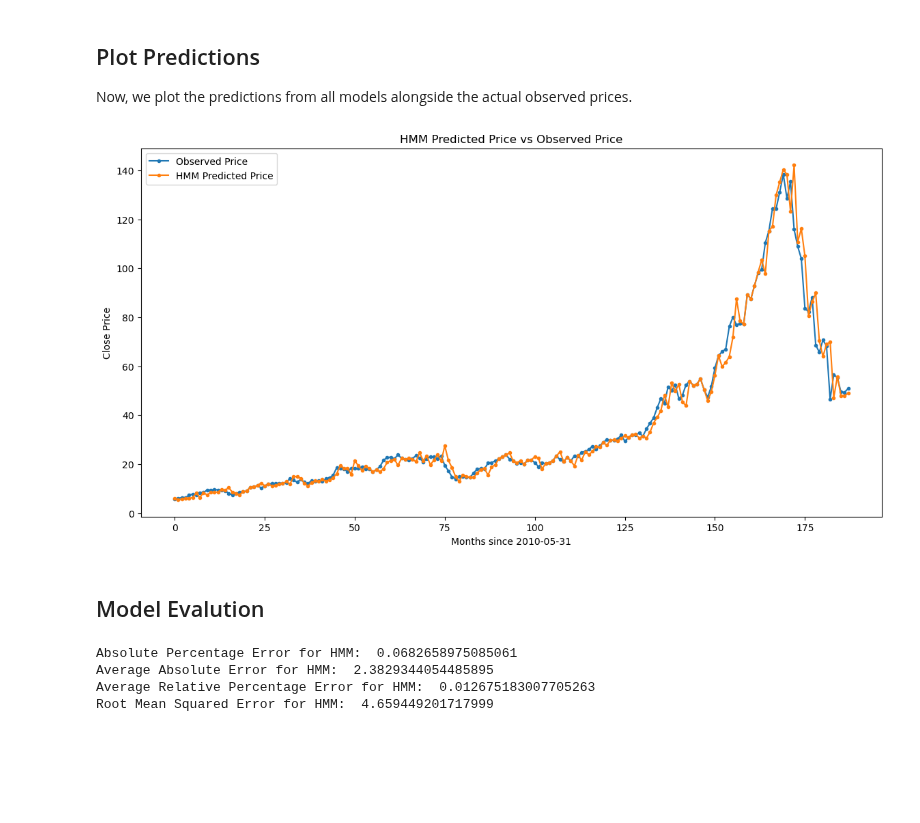
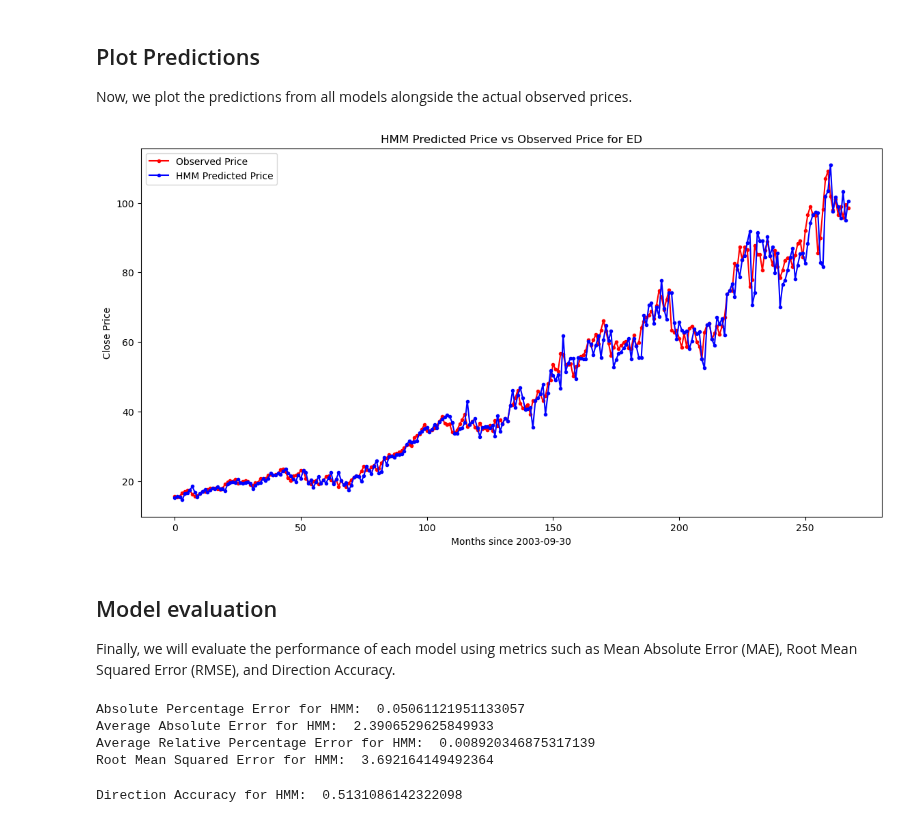
Before and after one commit to anderswol/AppStat2, a Jupyter notebook: Sagar/Stock_Price_Prediction_Models_Comparison.ipynb, the cells around one changed output. Cells and saved outputs as stored; diff of their text form; code cells hidden in the pictures; blank space fills up the shorter version.

```diff
--- a/Sagar/Stock_Price_Prediction_Models_Comparison.ipynb
+++ b/Sagar/Stock_Price_Prediction_Models_Comparison.ipynb
@@ -72,5 +21,7 @@ from modelFuncs import dataExtracterMonths
 # %%
 # Print the monthly data
-obs = dataExtracterMonths('NVO', '2002-01-01', '2026-01-01')
+# obs = dataExtracterMonths('NVO', '2002-01-01', '2026-01-01')
+ticker = 'ED'
+obs = dataExtracterMonths(ticker, '1987-01-01', '2026-01-01')
 # %% [output]
 [*********************100%***********************]  1 of 1 completed
@@ -80,7 +31,7 @@ The dataset has observations across 288 months
 
 We will implement the HMM to predict future stock prices.
 # %%
-cutoff = 100
+cutoff = 200
 data = obs[:cutoff]
 dates = obs['Date'][cutoff:]
 data = data[data.columns[1:5]]
@@ -190,3 +42,5 @@ HMM Prices:
+# %%
+hmm_price, close = HMMPricePredictor(data, obs, window_size=200, Ncomp=5)
 # %% [markdown]
 ## Plot Predictions
 
@@ -194,14 +48,12 @@ Now, we plot the predictions from all models alongside the actual observed price
 # %%
 fig, ax = plt.subplots(figsize=(14, 7))
 
 # Plot actual prices for the corresponding period
-ax.plot(close, marker='.', label='Observed Price')
-ax.plot(hmm_price, marker='.', label='HMM Predicted Price')
+ax.plot(close, marker='.', label='Observed Price', color='red')
+ax.plot(hmm_price, marker='.', label='HMM Predicted Price', color='blue')
 ax.set_ylabel("Close Price")
 ax.set_xlabel(f"Months since {dates[cutoff]}")
 ax.legend();
-ax.set_title("HMM Predicted Price vs Observed Price");
+ax.set_title(f"HMM Predicted Price vs Observed Price for {ticker}");
 # %% [output]
-[figure, old version]
+[figure, new version]
-# %% [markdown]
-## Model Evalution
@@ -210,3 +60,7 @@ from evaluationFuncs import ape, aae, arpe, rmse
+# %% [markdown]
+## Model evaluation
+
+Finally, we will evaluate the performance of each model using metrics such as Mean Absolute Error (MAE), Root Mean Squared Error (RMSE), and Direction Accuracy.
 # %%
 # Convert lists to numpy arrays
 close = np.array(close)
@@ -221,7 +75,12 @@ print("Average Absolute Error for HMM: ", aae_hmm)
 print("Average Relative Percentage Error for HMM: ", arpe_hmm)
 print("Root Mean Squared Error for HMM: ", rmse_hmm)
 # %% [output]
-Absolute Percentage Error for HMM:  0.0682658975085061
-Average Absolute Error for HMM:  2.3829344054485895
-Average Relative Percentage Error for HMM:  0.012675183007705263
-Root Mean Squared Error for HMM:  4.659449201717999
+Absolute Percentage Error for HMM:  0.05061121951133057
+Average Absolute Error for HMM:  2.3906529625849933
+Average Relative Percentage Error for HMM:  0.008920346875317139
+Root Mean Squared Error for HMM:  3.692164149492364
+# %%
+direction_accuracy_hmm = direction_accuracy(close, hmm_price)
+print("Direction Accuracy for HMM: ", direction_accuracy_hmm)
+# %% [output]
+Direction Accuracy for HMM:  0.5131086142322098
```
Also changed, not shown: parts of 9 cells of this notebook, 2 other files.
